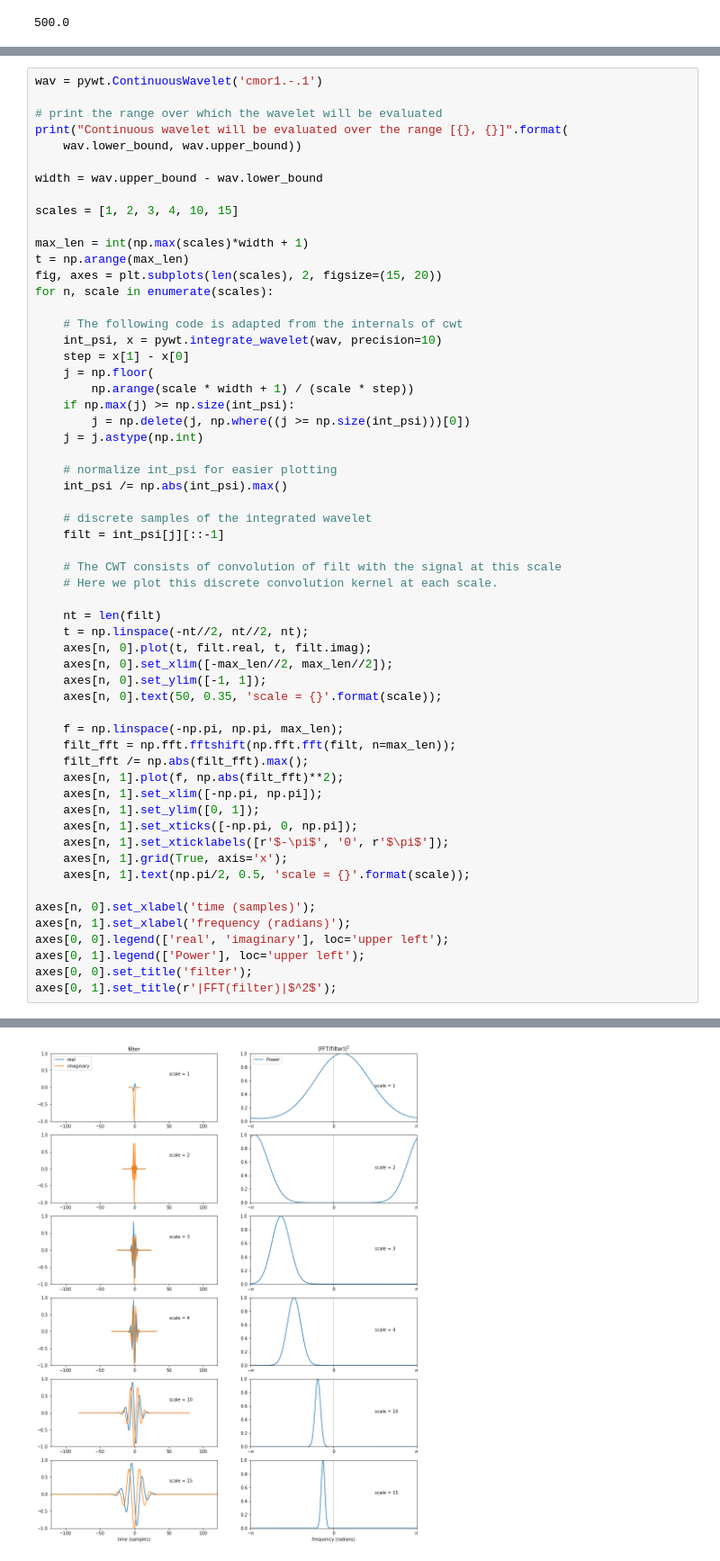
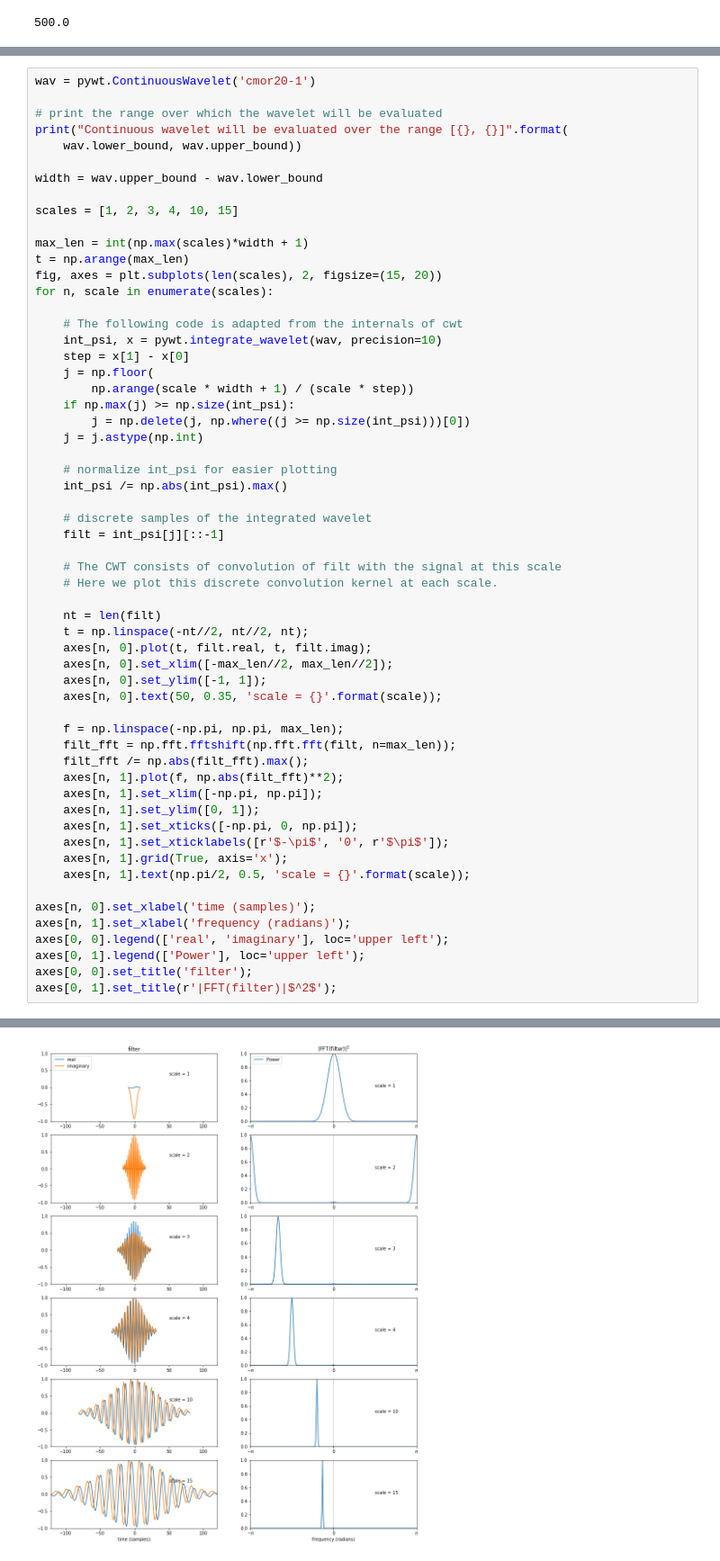
Before and after one commit to rickqiu/mt-mkl, a Jupyter notebook: notebooks/try_wavelet_transform.ipynb, the cells around one changed output, grey strips where cells are left out. Shown at 90% size. Cells and saved outputs as stored; diff of their text form.

```diff
--- a/notebooks/try_wavelet_transform.ipynb
+++ b/notebooks/try_wavelet_transform.ipynb
@@ -84,5 +92,5 @@ $\sigma_\omega$ variance, this corresponds to 1 Hz
 # %%
-wav = pywt.ContinuousWavelet('cmor1.-.1')
+wav = pywt.ContinuousWavelet('cmor20-1')
 
 # print the range over which the wavelet will be evaluated
 print("Continuous wavelet will be evaluated over the range [{}, {}]".format(
@@ -114,31 +122,31 @@ for n, scale in enumerate(scales):
 
     # The CWT consists of convolution of filt with the signal at this scale
     # Here we plot this discrete convolution kernel at each scale.
 
     nt = len(filt)
     t = np.linspace(-nt//2, nt//2, nt);
     axes[n, 0].plot(t, filt.real, t, filt.imag);
     axes[n, 0].set_xlim([-max_len//2, max_len//2]);
     axes[n, 0].set_ylim([-1, 1]);
     axes[n, 0].text(50, 0.35, 'scale = {}'.format(scale));
 
     f = np.linspace(-np.pi, np.pi, max_len);
     filt_fft = np.fft.fftshift(np.fft.fft(filt, n=max_len));
     filt_fft /= np.abs(filt_fft).max();
     axes[n, 1].plot(f, np.abs(filt_fft)**2);
     axes[n, 1].set_xlim([-np.pi, np.pi]);
     axes[n, 1].set_ylim([0, 1]);
     axes[n, 1].set_xticks([-np.pi, 0, np.pi]);
     axes[n, 1].set_xticklabels([r'$-\pi$', '0', r'$\pi$']);
     axes[n, 1].grid(True, axis='x');
     axes[n, 1].text(np.pi/2, 0.5, 'scale = {}'.format(scale));
 
 axes[n, 0].set_xlabel('time (samples)');
 axes[n, 1].set_xlabel('frequency (radians)');
 axes[0, 0].legend(['real', 'imaginary'], loc='upper left');
 axes[0, 1].legend(['Power'], loc='upper left');
 axes[0, 0].set_title('filter');
 axes[0, 1].set_title(r'|FFT(filter)|$^2$');
 # %% [output]
 Continuous wavelet will be evaluated over the range [-8.0, 8.0]
-[figure, old version]
+[figure, new version]
```
Also changed, not shown: parts of 11 cells of this notebook, 1 other file.
